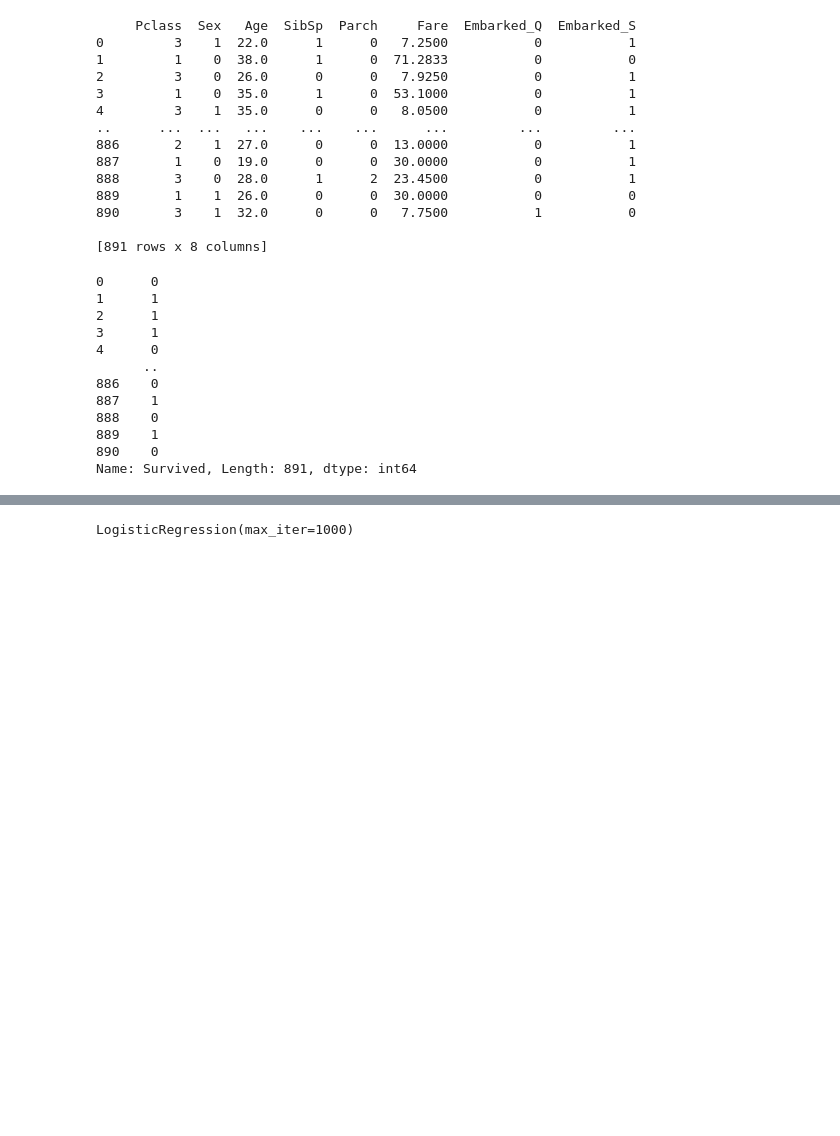
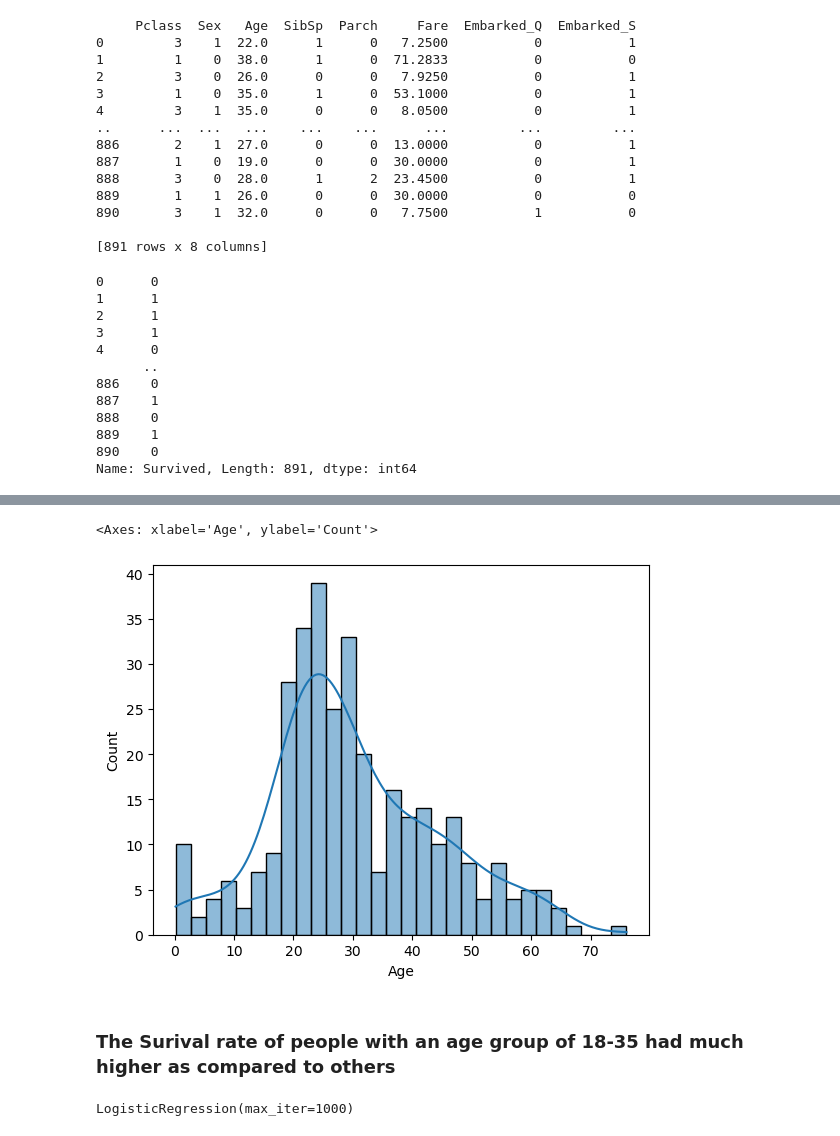
Before and after one commit to engrhaseebsagheer/titanic-survival-model, a Jupyter notebook: notebooks/titanic_eda.ipynb, the cells around one changed output, grey strips where cells are left out. Drawn from its saved outputs; the diff is of its cells as text; code cells hidden in the pictures; blank space fills up the shorter version.

```diff
--- a/notebooks/titanic_eda.ipynb
+++ b/notebooks/titanic_eda.ipynb
@@ -210,3 +213,10 @@ TypeError: 'Text' object is not callable
+# %%
+sn.histplot(test_df["Age"], bins=30, kde=True)
+# %% [output]
+<Axes: xlabel='Age', ylabel='Count'>
+[figure, added]
+# %% [markdown]
+### The Surival rate of people with an age group of 18-35 had much higher as compared to others
 # %%
 X_train, X_test, Y_train,Y_test = train_test_split(x_train,y_train,test_size=0.2,random_state=42)
 model = LogisticRegression(max_iter=1000)
```
Also changed, not shown: parts of 3 cells of this notebook.
